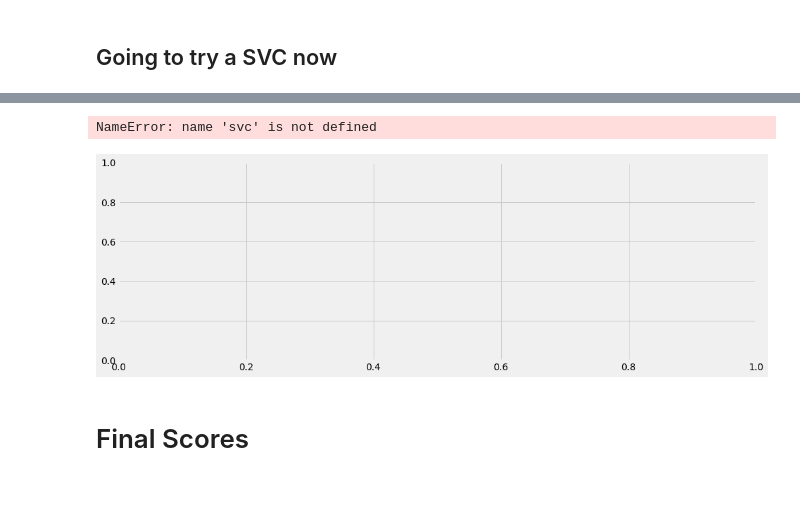
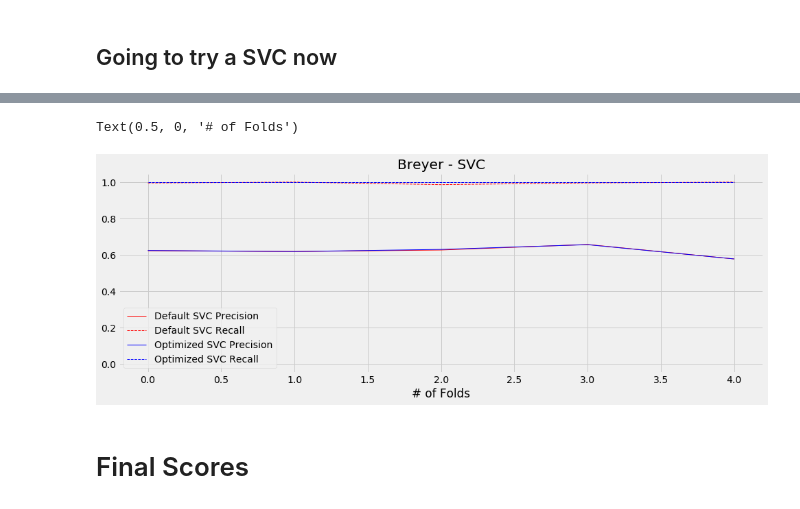
Before and after one commit to rcohngru/Predicting-Supreme-Court-Outcomes, a Jupyter notebook: Hyperparameter Tuning.ipynb, the cells around one changed output, grey strips where cells are left out. Drawn from its saved outputs; the diff is of its cells as text; code cells hidden in the pictures.

```diff
--- a/Hyperparameter Tuning.ipynb
+++ b/Hyperparameter Tuning.ipynb
@@ -84,7 +84,7 @@ def plot_cross_val(models, data, ax, sampling_method):
                 2 : 'g'}
 
 
-    names = ['Default LR', 'Optimized LR']
+    names = ['Default SVC', 'Optimized SVC']
     for i in range(len(models)):
         ax.plot(x, precisions[i], c=colormap[i],
                 linewidth=1, linestyle='-',
@@ -300,22 +287,22 @@ best_parameters= {'svc__degree': 2,
 # %%
 default_svc = SVC()
 best_svc = SVC(degree=2,
               gamma='auto',
-              kernel='sigmoid')
+              kernel='poly')
 
 fig, ax = plt.subplots(figsize=(15, 5))
-models = [svc, best_svc]
+models = [default_svc, best_svc]
 
 data = pd.read_csv('data/clean/Breyer.csv')
 data['cleanText'] = data['cleanText'].fillna(' ')
-plot_cross_val(models, data, ax, 'undersampling')
+plot_cross_val(models, data, ax, None)
 ax.set_title('Breyer - SVC')
 ax.legend()
-ax.set_ylim(-0.05, 1)
+ax.set_ylim(-0.05, 1.05)
 ax.set_xlabel('# of Folds')
 # %% [output]
-NameError: name 'svc' is not defined
+Text(0.5, 0, '# of Folds')
-[figure, old version]
+[figure, new version]
 # %% [markdown]
 # Final Scores
 # %%
```
Also changed, not shown: parts of 23 cells of this notebook, 4 other files.
